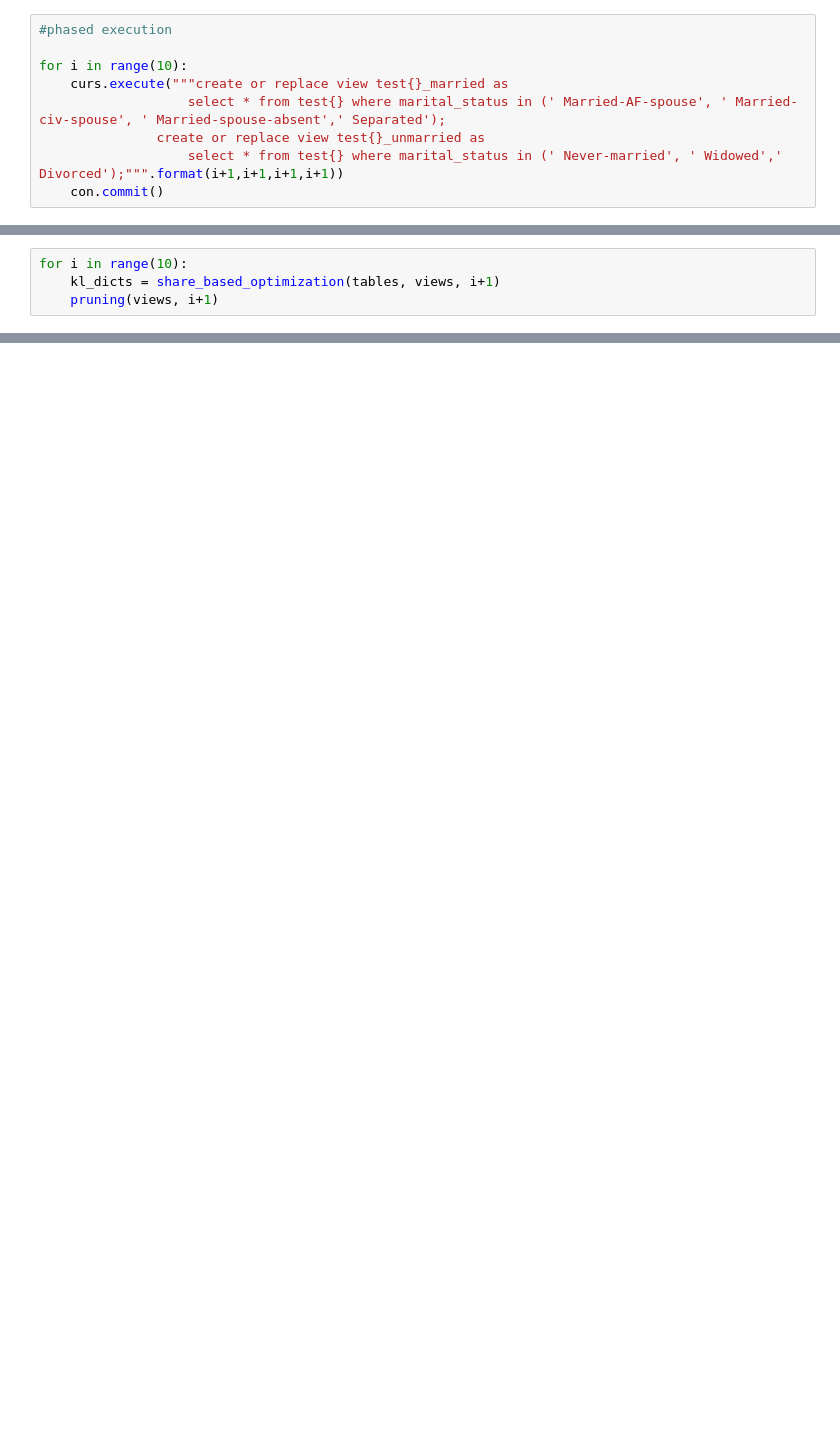
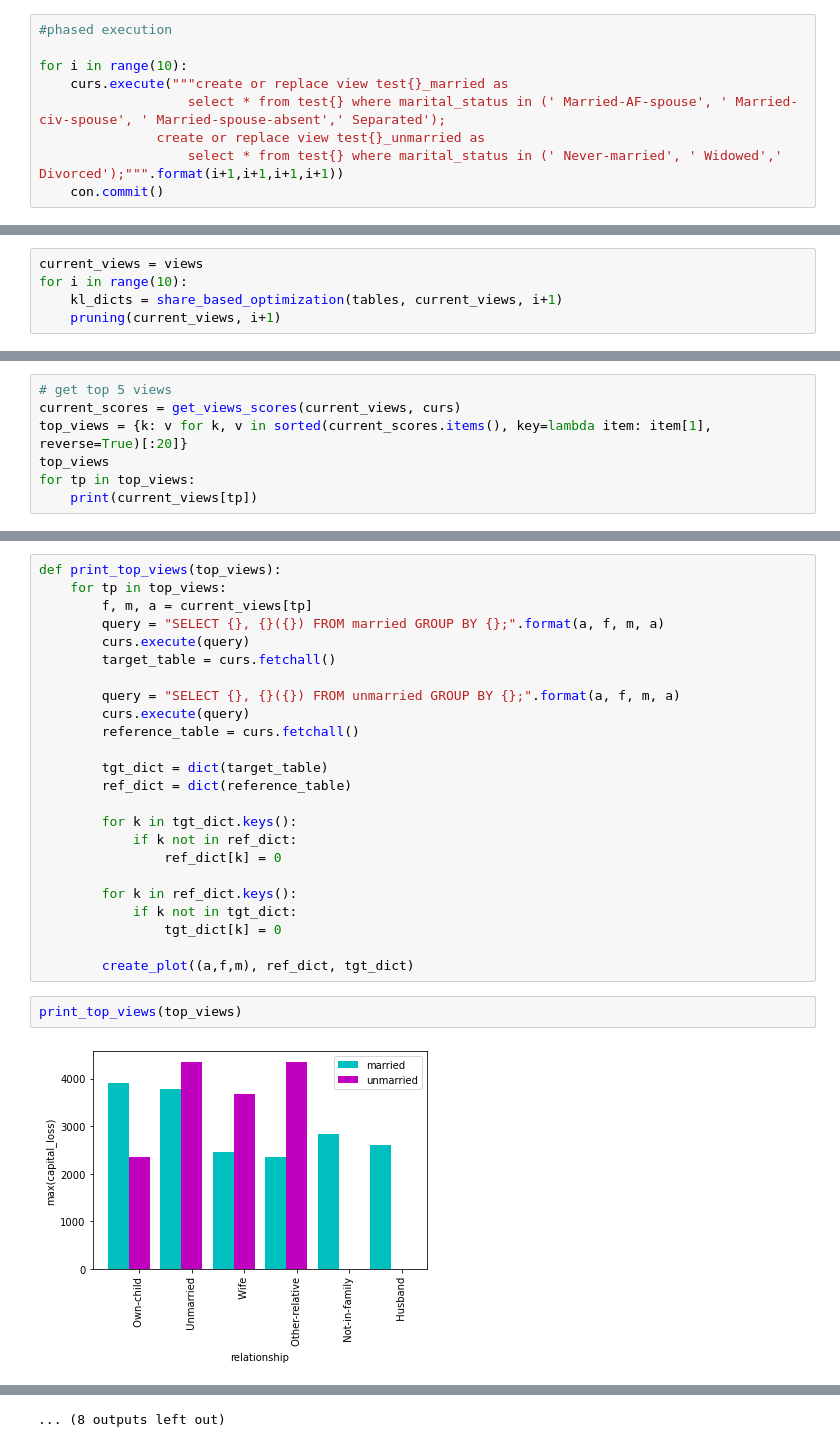
Before and after one commit to piushag/seeDB, a Jupyter notebook: seeDb_test_Apoorva.ipynb, the cells around one changed output, grey strips where cells are left out. Cells and saved outputs as stored; diff of their text form; blank space fills up the shorter version.

```diff
--- a/seeDb_test_Apoorva.ipynb
+++ b/seeDb_test_Apoorva.ipynb
@@ -151,4 +86,0 @@ def pruning(views, phase):
-# %%
-for i in range(10):
-    kl_dicts = share_based_optimization(tables, views, i+1)
-    pruning(views, i+1)
@@ -188,0 +152,5 @@ done
+# %%
+current_views = views
+for i in range(10):
+    kl_dicts = share_based_optimization(tables, current_views, i+1)
+    pruning(current_views, i+1)
@@ -188,0 +175,7 @@ done
+# %%
+# get top 5 views
+current_scores = get_views_scores(current_views, curs)
+top_views = {k: v for k, v in sorted(current_scores.items(), key=lambda item: item[1], reverse=True)[:20]}
+top_views
+for tp in top_views:
+    print(current_views[tp])
@@ -188,0 +220,28 @@ done
+# %%
+def print_top_views(top_views):
+    for tp in top_views:
+        f, m, a = current_views[tp]
+        query = "SELECT {}, {}({}) FROM married GROUP BY {};".format(a, f, m, a)
+        curs.execute(query)
+        target_table = curs.fetchall()
+
+        query = "SELECT {}, {}({}) FROM unmarried GROUP BY {};".format(a, f, m, a)
+        curs.execute(query)
+        reference_table = curs.fetchall()
+
+        tgt_dict = dict(target_table)
+        ref_dict = dict(reference_table)
+
+        for k in tgt_dict.keys():
+            if k not in ref_dict:
+                ref_dict[k] = 0
+
+        for k in ref_dict.keys():
+            if k not in tgt_dict:
+                tgt_dict[k] = 0
+
+        create_plot((a,f,m), ref_dict, tgt_dict)
+# %%
+print_top_views(top_views)
+# %% [output]
+[figure, added]
@@ -188,0 +259 @@ done
+... (8 outputs left out)
```
Also changed, not shown: parts of 17 cells of this notebook.
